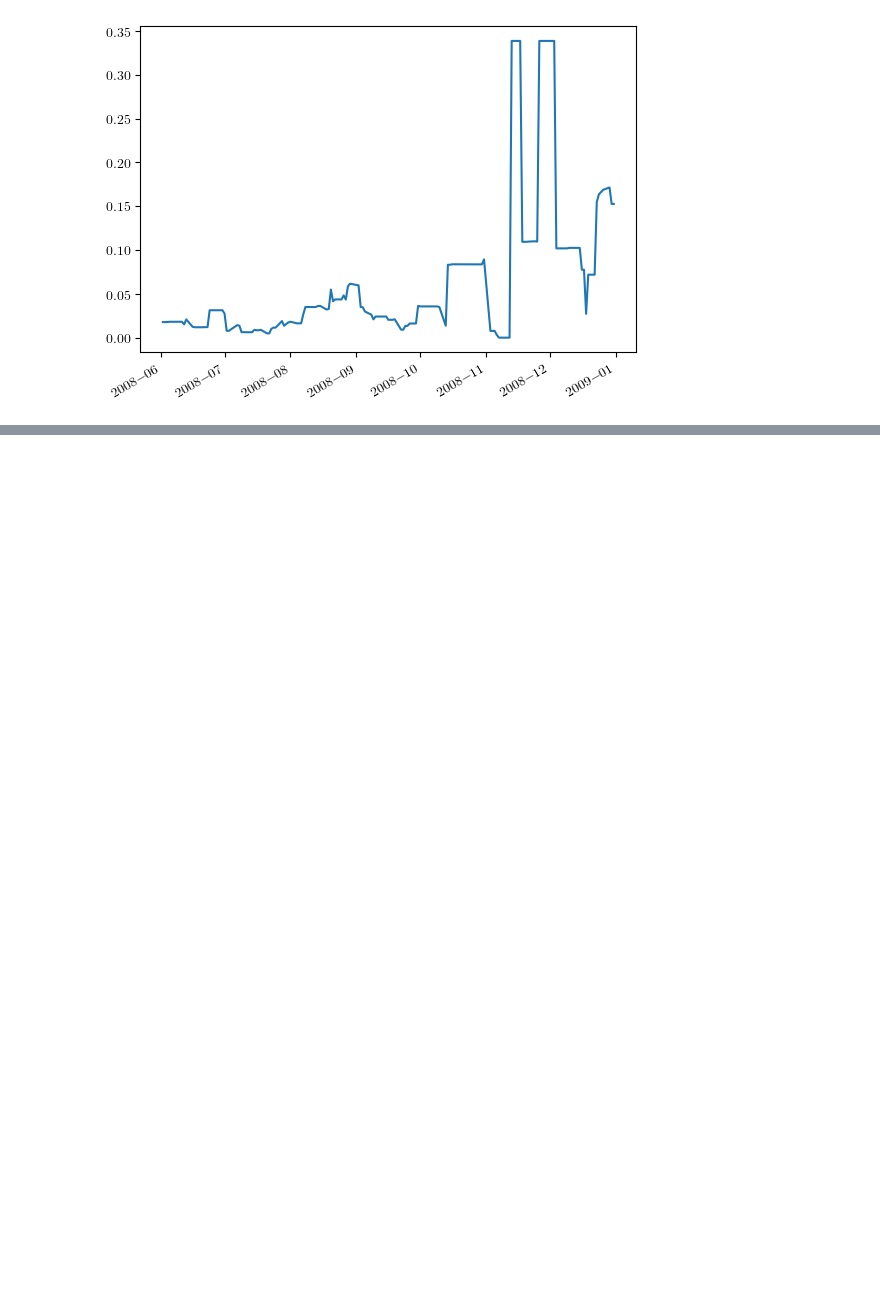
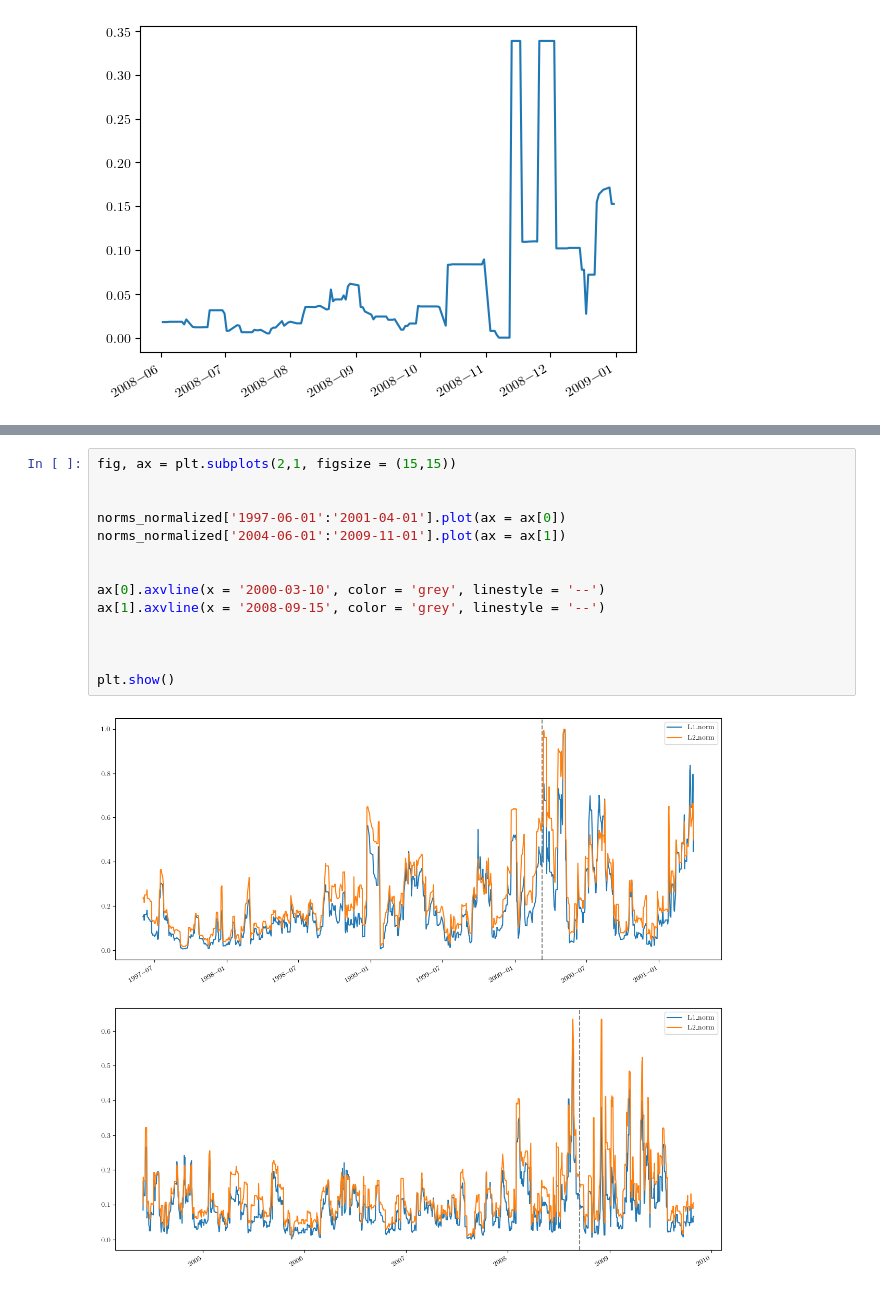
Before and after one commit to FloerHogy/FinancialTimeSeriesTDA, a Jupyter notebook: Project TDA/ProjectTDA.ipynb, the cells around one changed output, grey strips where cells are left out. Drawn from its saved outputs; the diff is of its cells as text; blank space fills up the shorter version.

```diff
--- a/Project TDA/ProjectTDA.ipynb
+++ b/Project TDA/ProjectTDA.ipynb
@@ -436,0 +512,16 @@ Norms_ln.to_csv('Norms_scaled.csv')
+# %%
+fig, ax = plt.subplots(2,1, figsize = (15,15))
+
+
+norms_normalized['1997-06-01':'2001-04-01'].plot(ax = ax[0])
+norms_normalized['2004-06-01':'2009-11-01'].plot(ax = ax[1])
+
+
+ax[0].axvline(x = '2000-03-10', color = 'grey', linestyle = '--')
+ax[1].axvline(x = '2008-09-15', color = 'grey', linestyle = '--')
+
+
+
+plt.show()
+# %% [output]
+[figure, added]
```
Also changed, not shown: parts of 8 cells of this notebook, 2 other files.
